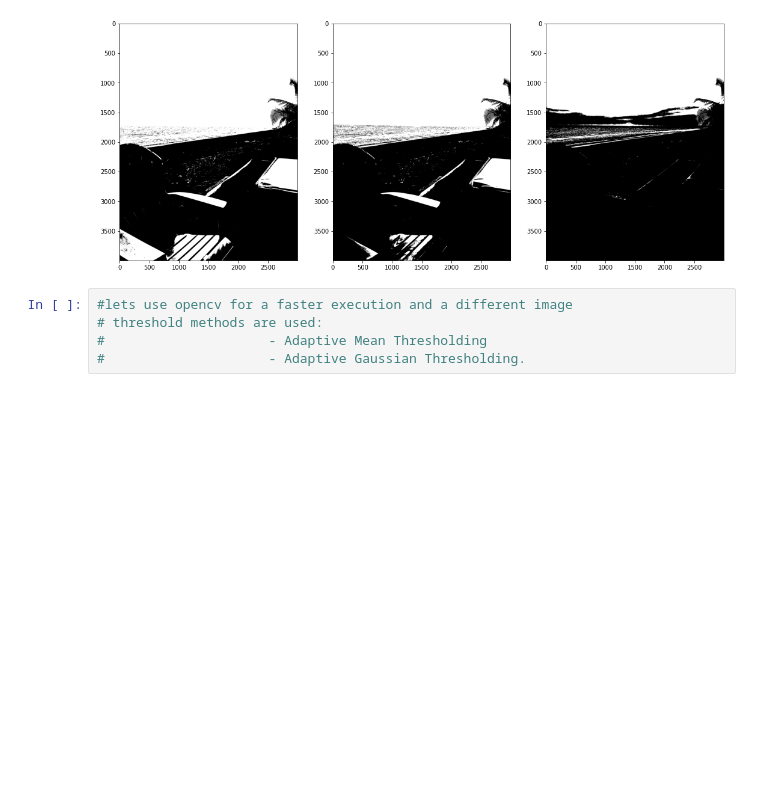
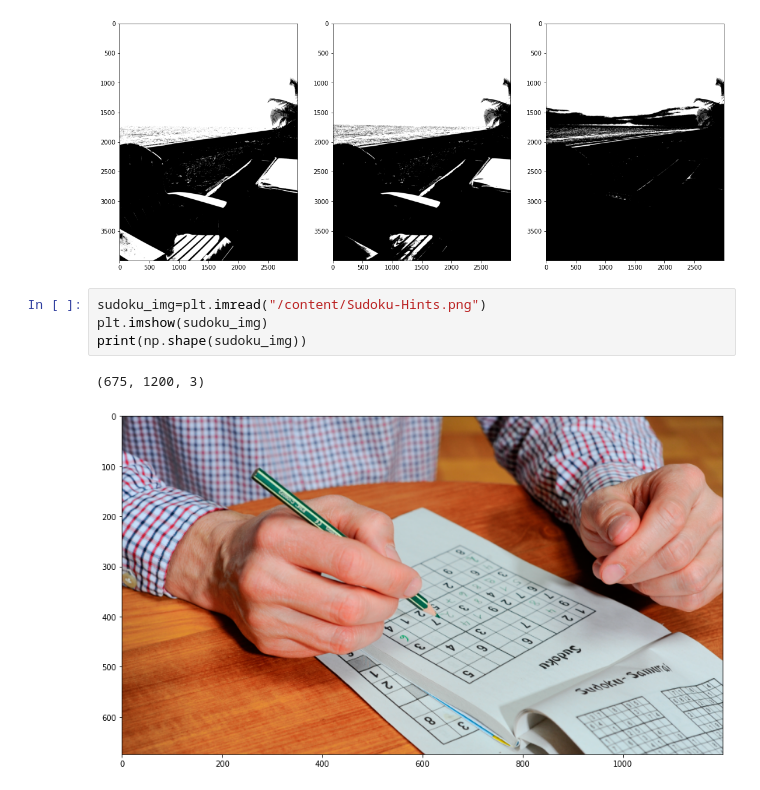
Before and after one commit to angshumansinha/Computer-Vision-Basics, a Jupyter notebook: Image_Color_Removal.ipynb, the cells around one changed output. Saved outputs shown, nothing was run; the diff lists cells and outputs as text; blank space fills up the shorter version.

```diff
--- a/Image_Color_Removal.ipynb
+++ b/Image_Color_Removal.ipynb
@@ -79,8 +79,10 @@ ax[2].imshow(grayscale_BW(img_grey,185),cmap='gray')
 # %% [output]
 <matplotlib.image.AxesImage at 0x...>
 [figure]
-# %%
-#lets use opencv for a faster execution and a different image
-# threshold methods are used:
-#                     - Adaptive Mean Thresholding
-#                     - Adaptive Gaussian Thresholding.
+# %%
+sudoku_img=plt.imread("/content/Sudoku-Hints.png")
+plt.imshow(sudoku_img)
+print(np.shape(sudoku_img))
+# %% [output]
+(675, 1200, 3)
+[figure, added]
```
Also changed, not shown: parts of 5 cells of this notebook.
